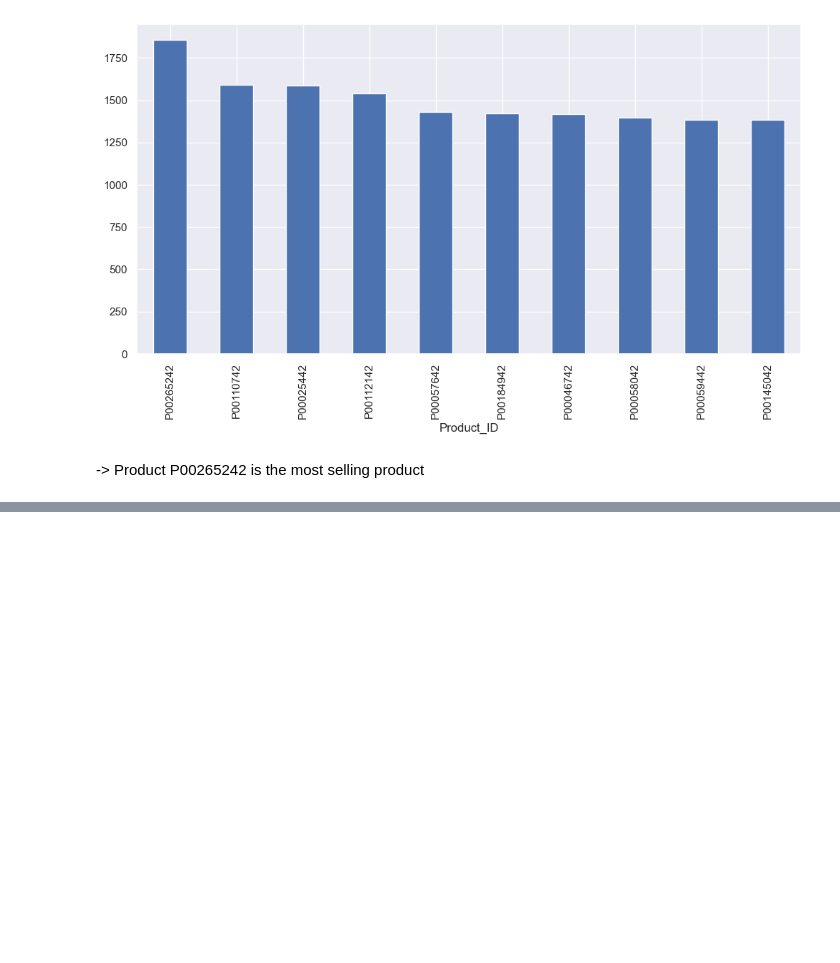
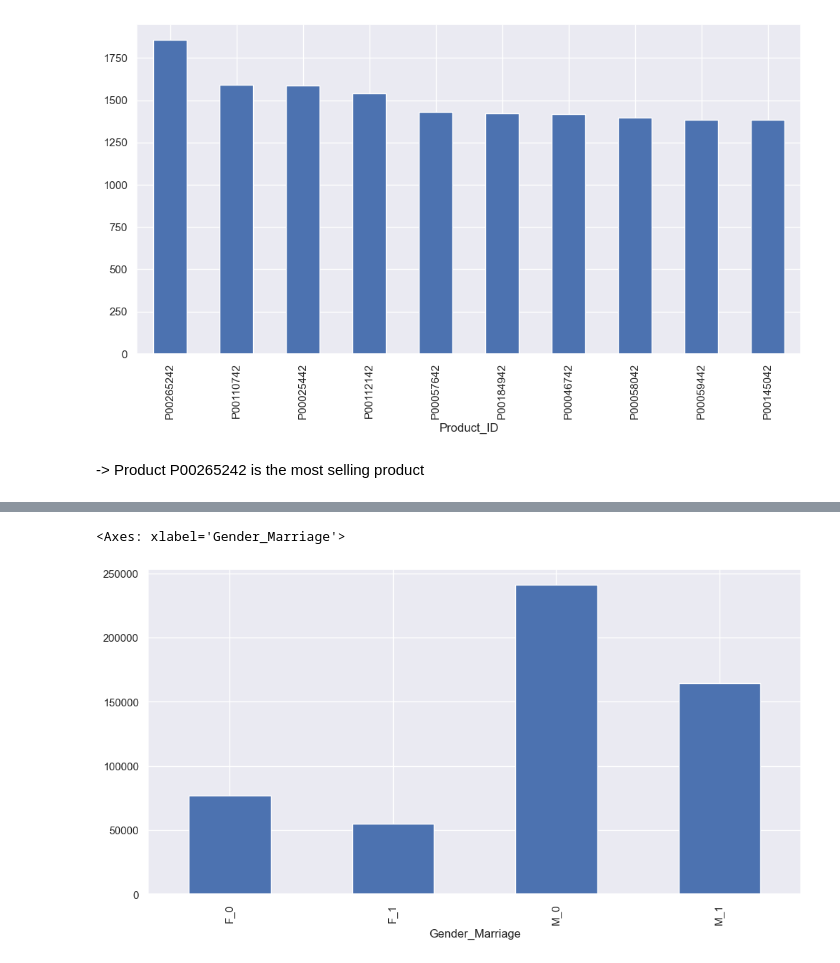
Before and after one commit to Darsh-Paliwal/Black_friday_sales_analysis, a Jupyter notebook: Project2.ipynb, the cells around one changed output, grey strips where cells are left out. Drawn from its saved outputs; the diff is of its cells as text; code cells hidden in the pictures; blank space fills up the shorter version.

```diff
--- a/Project2.ipynb
+++ b/Project2.ipynb
@@ -333,0 +352,8 @@ df['Product_ID'].value_counts().sort_values(ascending=False).nlargest(10).plot(k
+# %%
+## adding a new column
+df['Gender_Marriage'] = df['Gender'] + '_' +df['Marital_Status'].astype(str)
+# %%
+df.groupby('Gender_Marriage')['Purchase'].size().plot(kind='bar')
+# %% [output]
+<Axes: xlabel='Gender_Marriage'>
+[figure, added]
```
Also changed, not shown: parts of 11 cells of this notebook.
